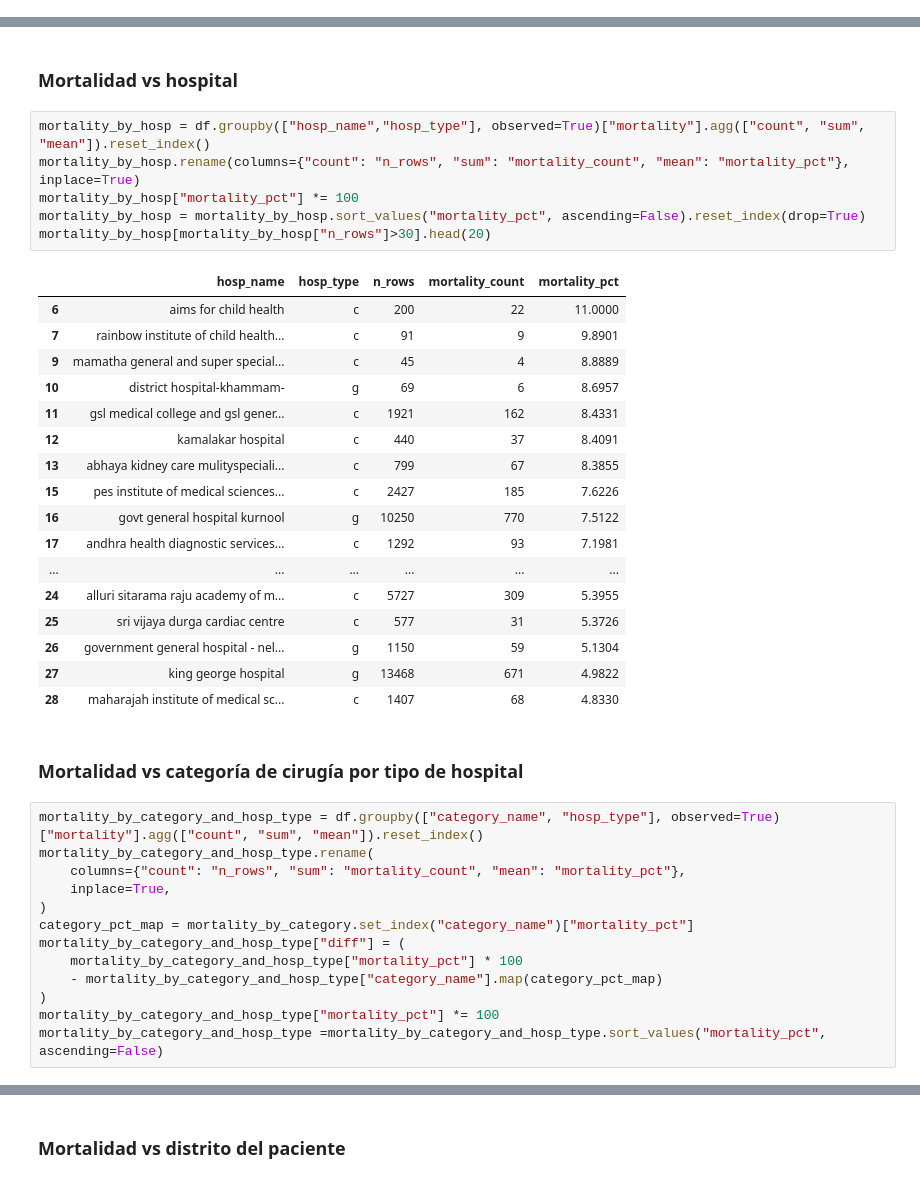
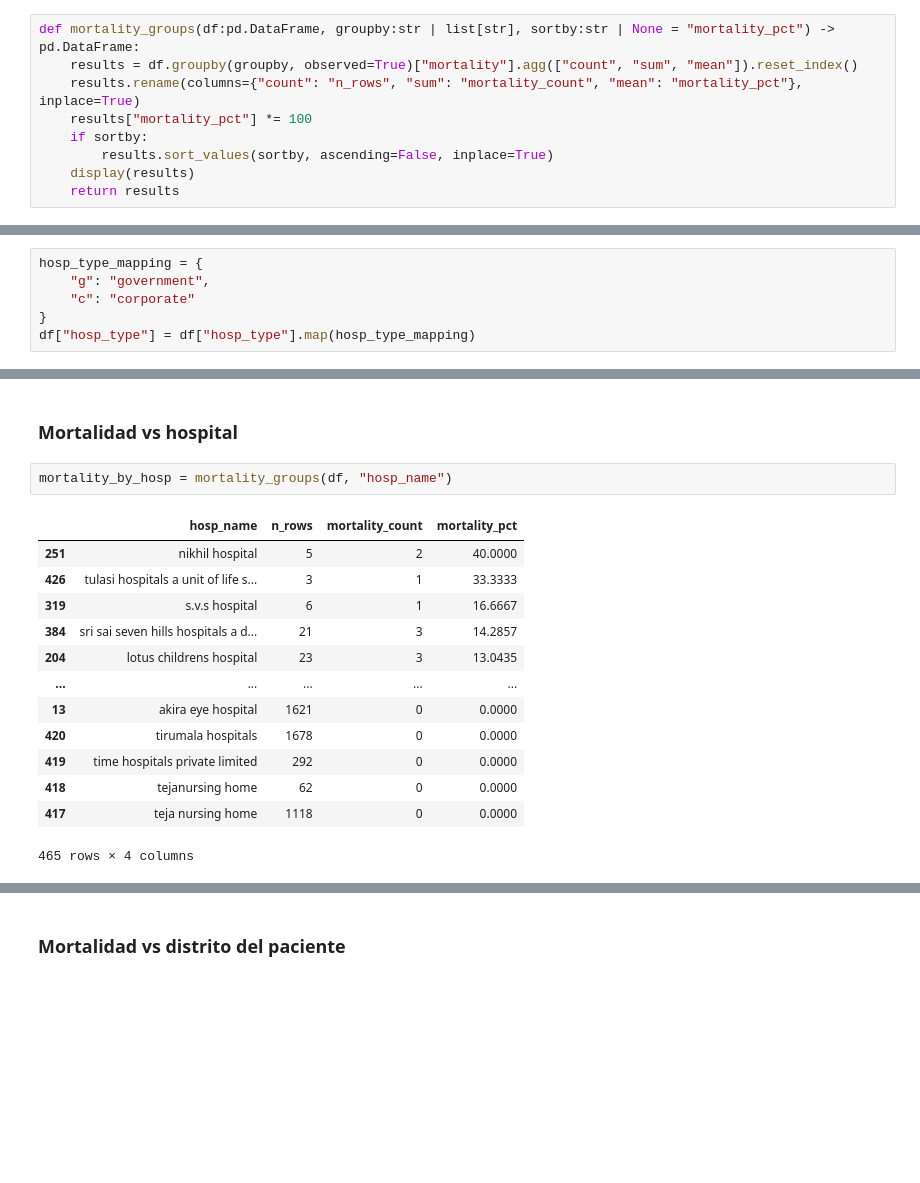
Before and after one commit to thomas-sagredo/NTR-Arogyaseva-analysis, a Jupyter notebook: notebooks/03_exploración.ipynb, the cells around one changed output, grey strips where cells are left out. Saved outputs shown, nothing was run; the diff lists cells and outputs as text; blank space fills up the shorter version.

```diff
--- a/notebooks/03_exploración.ipynb
+++ b/notebooks/03_exploración.ipynb
@@ -34,6 +108,15 @@ yes     10122
 Name: count, dtype: int64
 # %%
 df["mortality"] = df["mortality y / n"].map({"yes": 1, "no": 0})
+# %%
+def mortality_groups(df:pd.DataFrame, groupby:str | list[str], sortby:str | None = "mortality_pct") -> pd.DataFrame:
+    results = df.groupby(groupby, observed=True)["mortality"].agg(["count", "sum", "mean"]).reset_index()
+    results.rename(columns={"count": "n_rows", "sum": "mortality_count", "mean": "mortality_pct"}, inplace=True)
+    results["mortality_pct"] *= 100
+    if sortby:
+        results.sort_values(sortby, ascending=False, inplace=True)
+    display(results)
+    return results
 # %% [markdown]
 ### Mortalidad vs is_child
 # %%
@@ -293,3 +398,9 @@ mortality_by_surgery[mortality_by_surgery["n_rows"]>30].head(25)
 # %% [markdown]
 ### Mortalidad vs tipo de hospital
+# %%
+hosp_type_mapping = {
+    "g": "government",
+    "c": "corporate"
+}
+df["hosp_type"] = df["hosp_type"].map(hosp_type_mapping)
 # %%
@@ -314,41 +481,18 @@ plt.show()
 # %% [markdown]
 ### Mortalidad vs hospital
 # %%
-mortality_by_hosp = df.groupby(["hosp_name","hosp_type"], observed=True)["mortality"].agg(["count", "sum", "mean"]).reset_index()
-mortality_by_hosp.rename(columns={"count": "n_rows", "sum": "mortality_count", "mean": "mortality_pct"}, inplace=True)
-mortality_by_hosp["mortality_pct"] *= 100
-mortality_by_hosp = mortality_by_hosp.sort_values("mortality_pct", ascending=False).reset_index(drop=True)
-mortality_by_hosp[mortality_by_hosp["n_rows"]>30].head(20)
+mortality_by_hosp = mortality_groups(df, "hosp_name")
 # %% [output]
-|  | hosp_name | hosp_type | n_rows | mortality_count | mortality_pct |
-| 6 | aims for child health | c | 200 | 22 | 11.0000 |
-| 7 | rainbow institute of child health... | c | 91 | 9 | 9.8901 |
-| 9 | mamatha general and super special... | c | 45 | 4 | 8.8889 |
-| 10 | district hospital-khammam- | g | 69 | 6 | 8.6957 |
-| 11 | gsl medical college and gsl gener... | c | 1921 | 162 | 8.4331 |
-| 12 | kamalakar hospital | c | 440 | 37 | 8.4091 |
-| 13 | abhaya kidney care mulityspeciali... | c | 799 | 67 | 8.3855 |
-| 15 | pes institute of medical sciences... | c | 2427 | 185 | 7.6226 |
-| 16 | govt general hospital kurnool | g | 10250 | 770 | 7.5122 |
-| 17 | andhra health diagnostic services... | c | 1292 | 93 | 7.1981 |
-| ... | ... | ... | ... | ... | ... |
-| 24 | alluri sitarama raju academy of m... | c | 5727 | 309 | 5.3955 |
-| 25 | sri vijaya durga cardiac centre | c | 577 | 31 | 5.3726 |
-| 26 | government general hospital - nel... | g | 1150 | 59 | 5.1304 |
-| 27 | king george hospital | g | 13468 | 671 | 4.9822 |
-| 28 | maharajah institute of medical sc... | c | 1407 | 68 | 4.8330 |
+|  | hosp_name | n_rows | mortality_count | mortality_pct |
+| 251 | nikhil hospital | 5 | 2 | 40.0000 |
+| 426 | tulasi hospitals a unit of life s... | 3 | 1 | 33.3333 |
+| 319 | s.v.s hospital | 6 | 1 | 16.6667 |
+| 384 | sri sai seven hills hospitals a d... | 21 | 3 | 14.2857 |
+| 204 | lotus childrens hospital | 23 | 3 | 13.0435 |
+| ... | ... | ... | ... | ... |
+| 13 | akira eye hospital | 1621 | 0 | 0.0000 |
+| 420 | tirumala hospitals | 1678 | 0 | 0.0000 |
+| 419 | time hospitals private limited | 292 | 0 | 0.0000 |
+| 418 | tejanursing home | 62 | 0 | 0.0000 |
+| 417 | teja nursing home | 1118 | 0 | 0.0000 |
+465 rows × 4 columns
-# %% [markdown]
-### Mortalidad vs categoría de cirugía por tipo de hospital
-# %%
-mortality_by_category_and_hosp_type = df.groupby(["category_name", "hosp_type"], observed=True)["mortality"].agg(["count", "sum", "mean"]).reset_index()
-mortality_by_category_and_hosp_type.rename(
-    columns={"count": "n_rows", "sum": "mortality_count", "mean": "mortality_pct"},
-    inplace=True,
-)
-category_pct_map = mortality_by_category.set_index("category_name")["mortality_pct"]
-mortality_by_category_and_hosp_type["diff"] = (
-    mortality_by_category_and_hosp_type["mortality_pct"] * 100
-    - mortality_by_category_and_hosp_type["category_name"].map(category_pct_map)
-)
-mortality_by_category_and_hosp_type["mortality_pct"] *= 100
-mortality_by_category_and_hosp_type =mortality_by_category_and_hosp_type.sort_values("mortality_pct", ascending=False)
```
Also changed, not shown: parts of 45 cells of this notebook.
